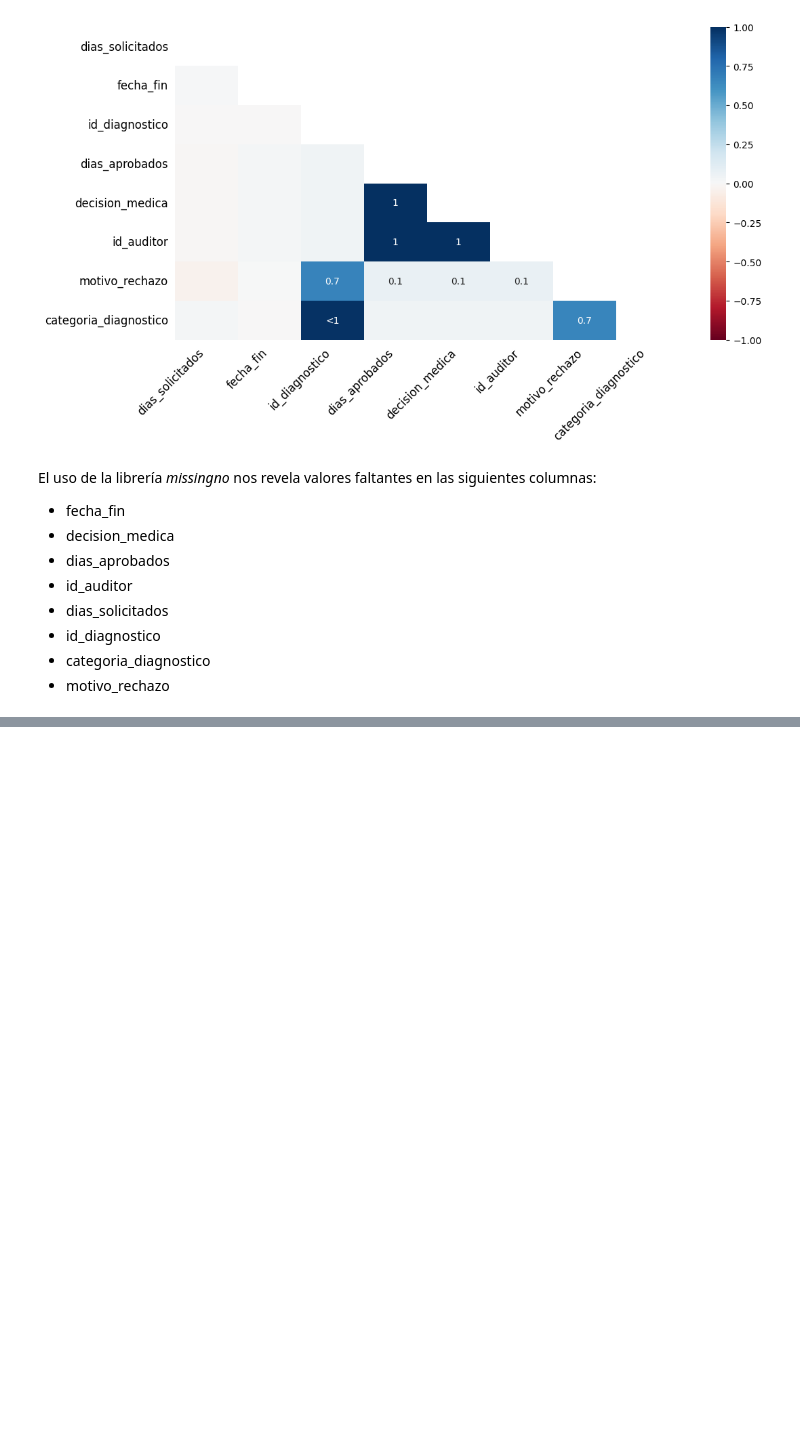
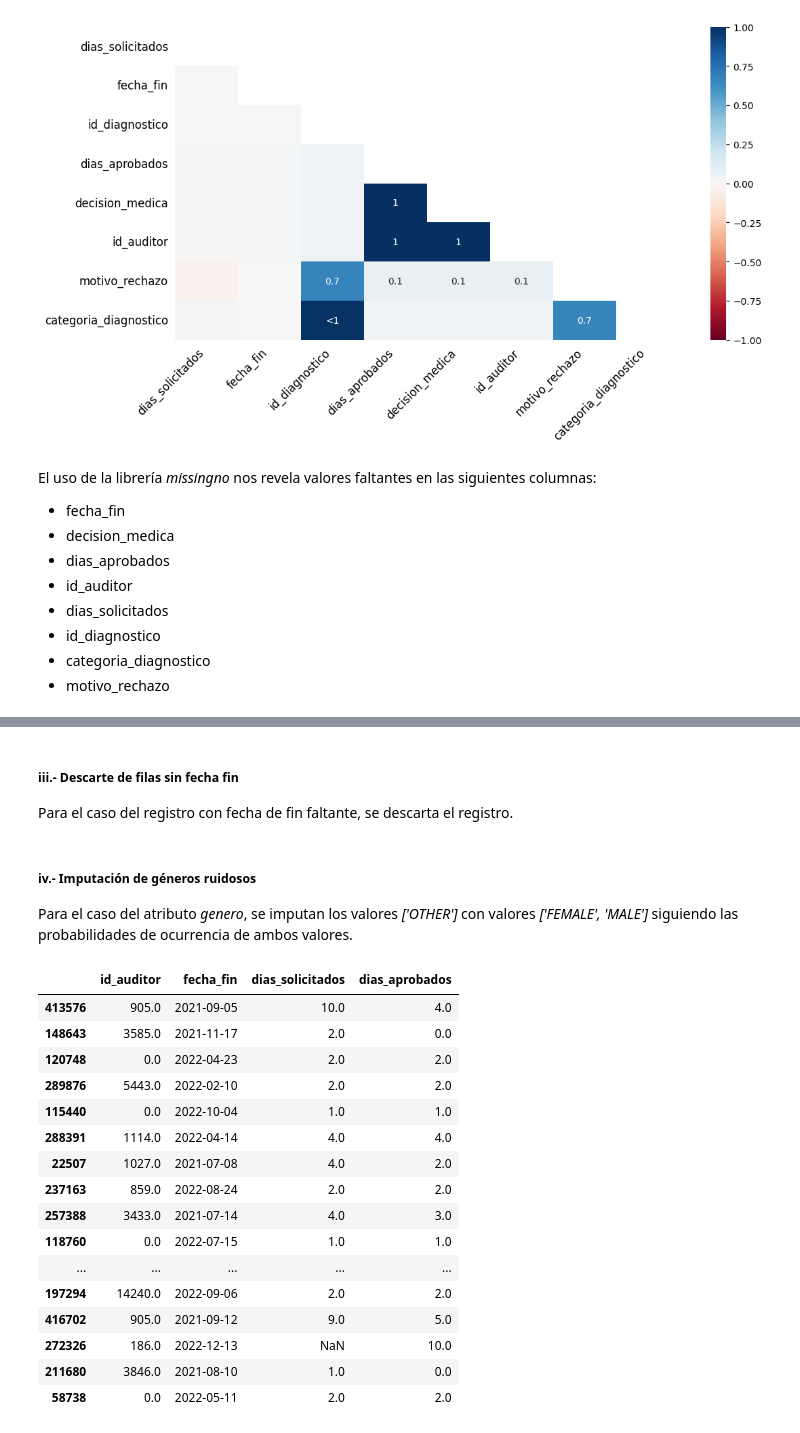
Before and after one commit to grabyc/diplodatos-mentoria, a Jupyter notebook: TP02/TP02_Consignas.ipynb, the cells around one changed output, grey strips where cells are left out. Drawn from its saved outputs; the diff is of its cells as text; code cells hidden in the pictures; blank space fills up the shorter version.

```diff
--- a/TP02/TP02_Consignas.ipynb
+++ b/TP02/TP02_Consignas.ipynb
@@ -178,0 +243,4 @@ Por el alto grado de correlación se descarta que se trate de valores faltantes
+# %% [markdown]
+##### iii.- Descarte de filas sin fecha fin
+
+Para el caso del registro con fecha de fin faltante, se descarta el registro.
@@ -178,0 +250,4 @@ Por el alto grado de correlación se descarta que se trate de valores faltantes
+# %% [markdown]
+##### iv.- Imputación de géneros ruidosos
+
+Para el caso del atributo *genero*, se imputan los valores *['OTHER']* con valores *['FEMALE', 'MALE']* siguiendo las probabilidades de ocurrencia de ambos valores.
@@ -178,0 +269,21 @@ Por el alto grado de correlación se descarta que se trate de valores faltantes
+# %%
+cols = ['id_auditor', 'fecha_fin', 'dias_solicitados', 'dias_aprobados']
+relev_df[cols].sample(20)
+# %% [output]
+|  | id_auditor | fecha_fin | dias_solicitados | dias_aprobados |
+| 413576 | 905.0 | 2021-09-05 | 10.0 | 4.0 |
+| 148643 | 3585.0 | 2021-11-17 | 2.0 | 0.0 |
+| 120748 | 0.0 | 2022-04-23 | 2.0 | 2.0 |
+| 289876 | 5443.0 | 2022-02-10 | 2.0 | 2.0 |
+| 115440 | 0.0 | 2022-10-04 | 1.0 | 1.0 |
+| 288391 | 1114.0 | 2022-04-14 | 4.0 | 4.0 |
+| 22507 | 1027.0 | 2021-07-08 | 4.0 | 2.0 |
+| 237163 | 859.0 | 2022-08-24 | 2.0 | 2.0 |
+| 257388 | 3433.0 | 2021-07-14 | 4.0 | 3.0 |
+| 118760 | 0.0 | 2022-07-15 | 1.0 | 1.0 |
+| ... | ... | ... | ... | ... |
+| 197294 | 14240.0 | 2022-09-06 | 2.0 | 2.0 |
+| 416702 | 905.0 | 2021-09-12 | 9.0 | 5.0 |
+| 272326 | 186.0 | 2022-12-13 | NaN | 10.0 |
+| 211680 | 3846.0 | 2021-08-10 | 1.0 | 0.0 |
+| 58738 | 0.0 | 2022-05-11 | 2.0 | 2.0 |
```
Also changed, not shown: parts of 13 cells of this notebook.
